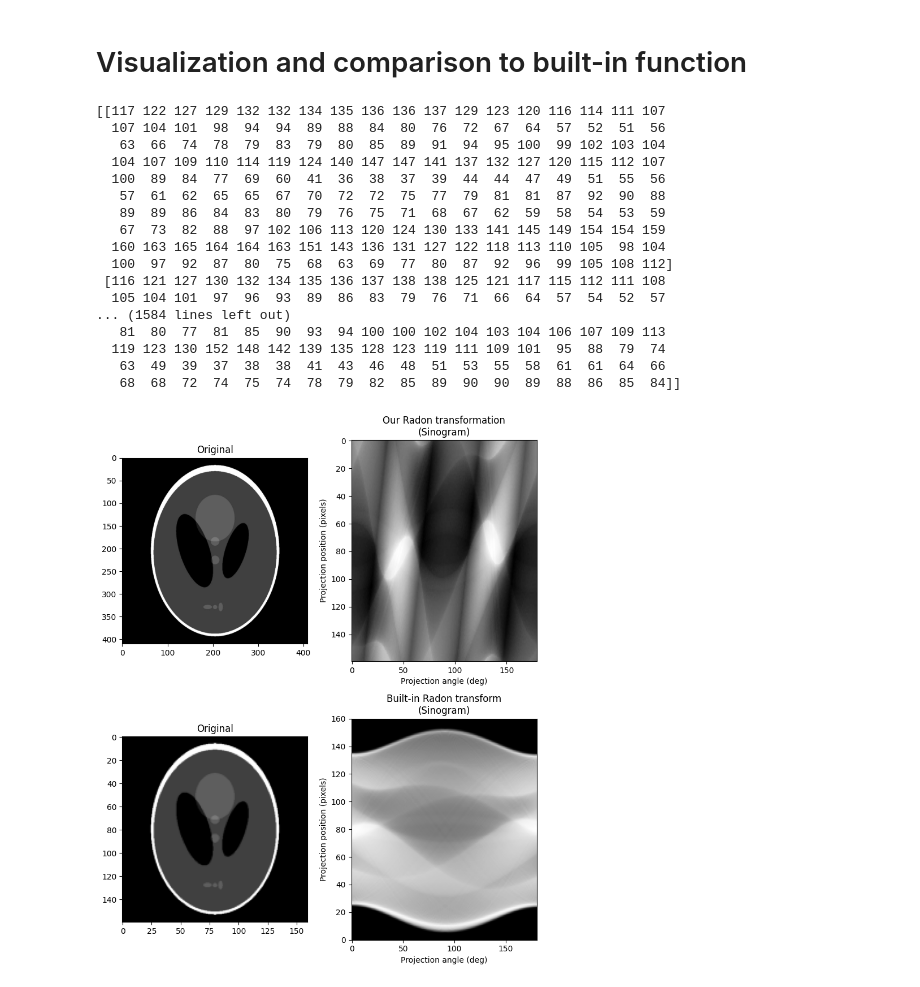
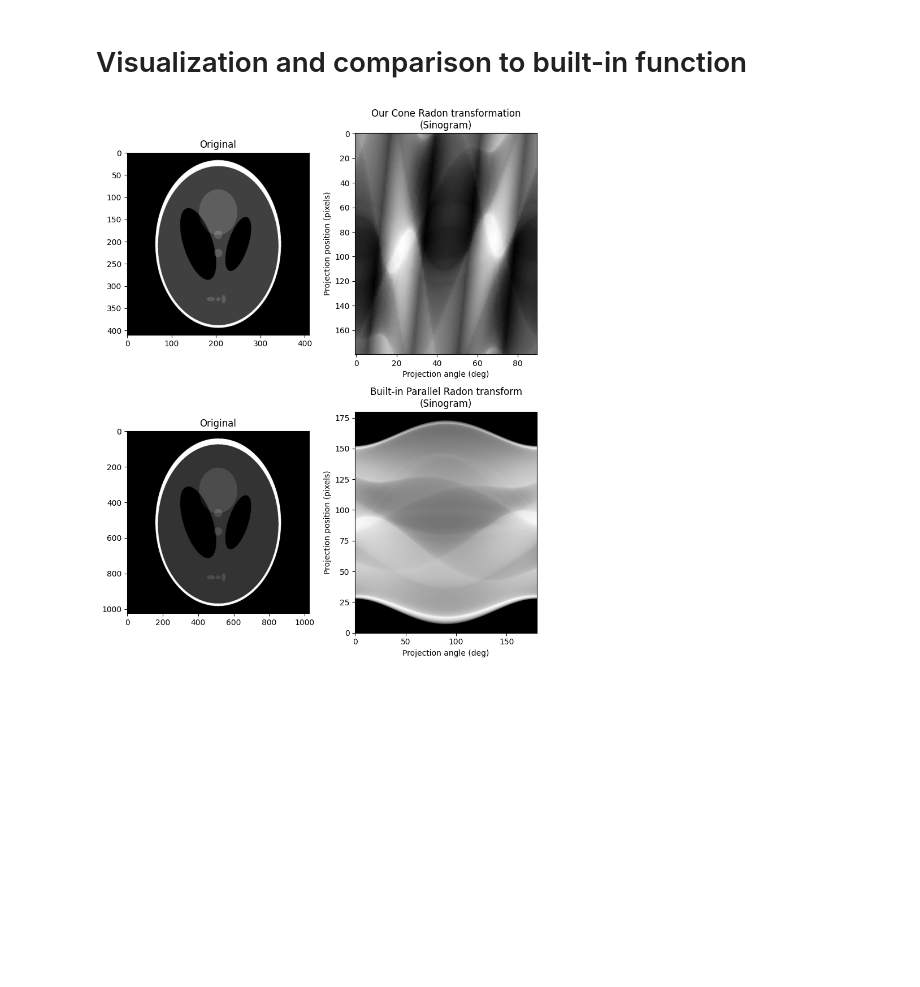
Before and after one commit to Sanguing/RadTransf, a Jupyter notebook: radon_transformation_corrected.ipynb, the cells around one changed output. Saved outputs shown, nothing was run; the diff lists cells and outputs as text; code cells hidden in the pictures; blank space fills up the shorter version.

```diff
--- a/radon_transformation_corrected.ipynb
+++ b/radon_transformation_corrected.ipynb
@@ -133,8 +134,8 @@ RESOLUTION OF YOUR IMAGE IS:  1024  X  1024
 # Parameters definitions:
 # %%
 l = 90  # rozpiętość kątowa
-x = 180  # ilość skanów
-n = 160  # ilość detektorów
+x = 90  # ilość skanów
+n = 180  # ilość detektorów
 
 emitter_rotation = 360 / x
 l_grad = deg_to_grad(l)
@@ -216,7 +220,6 @@ for i in range(n):
 # Visualization and comparison to built-in function
 # %%
 sinogram = line_matrix.astype(np.uint32)
-print(sinogram)
 
 # built-in function image
 image = shepp_logan_phantom()
@@ -226,56 +229,40 @@ image = rescale(image, scale=0.4, mode='reflect', channel_axis=None)
 fig, ((ax1, ax2), (ax3, ax4)) = plt.subplots(2, 2, figsize=(8, 10))
     # our transformation
 image_rescaled = rescale(np.array(image_jpeg), scale=0.4, mode='reflect', channel_axis=None)
 ax1.set_title("Original")
 ax1.imshow(image_rescaled, cmap=plt.cm.Greys_r)
 
-ax2.set_title("Our Radon transformation\n(Sinogram)")
+ax2.set_title("Our Cone Radon transformation\n(Sinogram)")
 ax2.set_xlabel("Projection angle (deg)")
 ax2.set_ylabel("Projection position (pixels)")
 ax2.imshow(
     sinogram,
     cmap=plt.cm.Greys_r,
     aspect='auto',
 )
 
     # built-in transformation
 ax3.set_title("Original")
-ax3.imshow(image, cmap=plt.cm.Greys_r)
+ax3.imshow(image_jpeg, cmap=plt.cm.Greys_r)
+
+pixel_array_two = pixel_array.reshape(height, width)
 
 ax4.set_title("Original")
-ax4.imshow(image, cmap=plt.cm.Greys_r)
-
-theta = np.linspace(0.0, 180.0, max(image.shape), endpoint=False)
-sinogram_two = radon(image, theta=theta)
-dx, dy = 0.5 * 180.0 / max(image.shape), 0.5 / sinogram.shape[0]
-ax4.set_title("Built-in Radon transform\n(Sinogram)")
+ax4.imshow(pixel_array_two, cmap=plt.cm.Greys_r)
+theta = np.linspace(0.0, 180.0, max(pixel_array_two.shape), endpoint=False)
+sinogram_two = radon(pixel_array_two, theta=theta)
+dx, dy = 0.5 * 180.0 / max(pixel_array_two.shape), 0.5 / sinogram.shape[0]
+ax4.set_title("Built-in Parallel Radon transform\n(Sinogram)")
 ax4.set_xlabel("Projection angle (deg)")
 ax4.set_ylabel("Projection position (pixels)")
 ax4.imshow(
     sinogram_two,
     cmap=plt.cm.Greys_r,
     extent=(-dx, 180.0 + dx, -dy, sinogram.shape[0] + dy),
     aspect='auto',
 )
 
 fig.tight_layout()
 plt.show()
 # %% [output]
-[[117 122 127 129 132 132 134 135 136 136 137 129 123 120 116 114 111 107
-  107 104 101  98  94  94  89  88  84  80  76  72  67  64  57  52  51  56
-   63  66  74  78  79  83  79  80  85  89  91  94  95 100  99 102 103 104
-  104 107 109 110 114 119 124 140 147 147 141 137 132 127 120 115 112 107
-  100  89  84  77  69  60  41  36  38  37  39  44  44  47  49  51  55  56
-   57  61  62  65  65  67  70  72  72  75  77  79  81  81  87  92  90  88
-   89  89  86  84  83  80  79  76  75  71  68  67  62  59  58  54  53  59
-   67  73  82  88  97 102 106 113 120 124 130 133 141 145 149 154 154 159
-  160 163 165 164 164 163 151 143 136 131 127 122 118 113 110 105  98 104
-  100  97  92  87  80  75  68  63  69  77  80  87  92  96  99 105 108 112]
- [116 121 127 130 132 134 135 136 137 138 138 125 121 117 115 112 111 108
-  105 104 101  97  96  93  89  86  83  79  76  71  66  64  57  54  52  57
-... (1584 lines left out)
-   81  80  77  81  85  90  93  94 100 100 102 104 103 104 106 107 109 113
-  119 123 130 152 148 142 139 135 128 123 119 111 109 101  95  88  79  74
-   63  49  39  37  38  38  41  43  46  48  51  53  55  58  61  61  64  66
-   68  68  72  74  75  74  78  79  82  85  89  90  90  89  88  86  85  84]]
-[figure, old version]
+[figure, new version]
```
Also changed, not shown: parts of 9 cells of this notebook.
